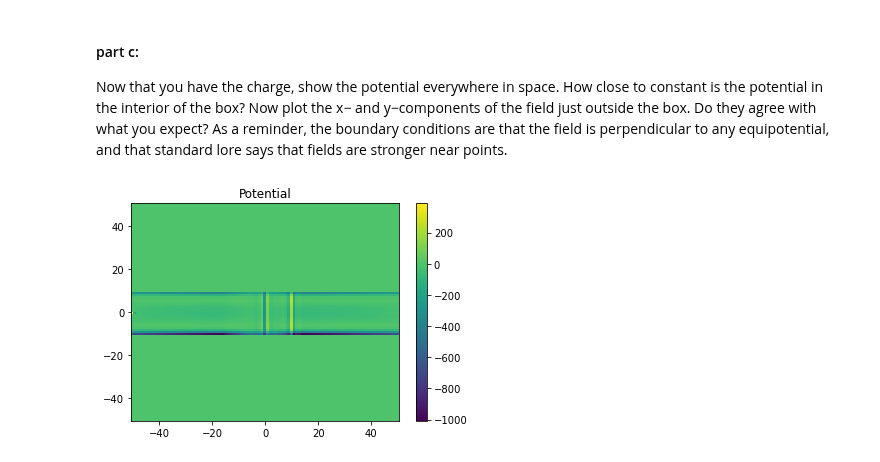
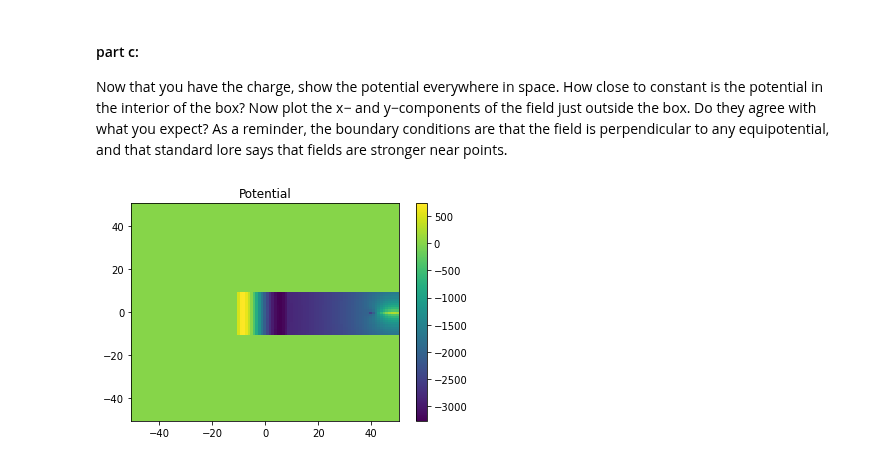
Before and after one commit to eklem1/Phys512_EK, a Jupyter notebook: PS7/A7_Q2.ipynb, the cells around one changed output. Saved outputs shown, nothing was run; the diff lists cells and outputs as text; code cells hidden in the pictures.

Commit message:
Got something, CG still not working, I give up

```diff
--- a/PS7/A7_Q2.ipynb
+++ b/PS7/A7_Q2.ipynb
@@ -336,13 +291,16 @@ plt.show()
 # %% [markdown]
 #### part c:
 Now that you have the charge, show the potential everywhere in space. How close to constant is the potential in the interior of the box? Now plot the x− and y−components of the field just outside the box. Do they agree with what you expect? As a reminder, the boundary conditions are that the field is perpendicular to any equipotential, and that standard lore says that fields are stronger near points.
-# %%
-#3??
-V_solved = convFunction(G, rho)
-
-plt.pcolor(xx, yy, V_solved,  shading='auto')
-plt.title("Potential")
-plt.colorbar()
-plt.show()
-# %% [output]
-[figure, removed]
+# %%
+#I though this is how we get the resulting V, using G convolved with the found rho matrix,
+# but clearly something is wrong here as I expect a square near constant in the center, and then
+# decreasing away from the edges of the box
+
+V_solved = convFunction(G, rho, p=100)
+
+plt.pcolor(xx, yy, V_solved,  shading='auto')
+plt.title("Potential")
+plt.colorbar()
+plt.show()
+# %% [output]
+[figure, added]
```
Also changed, not shown: parts of 20 cells of this notebook.
